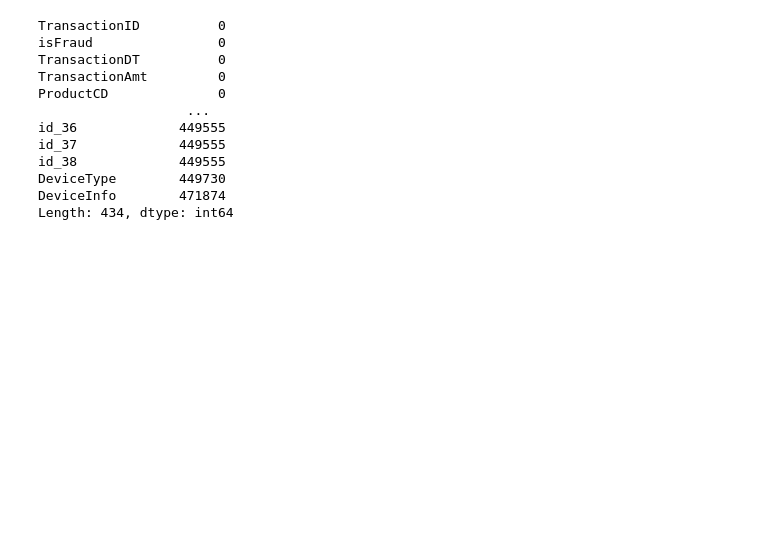
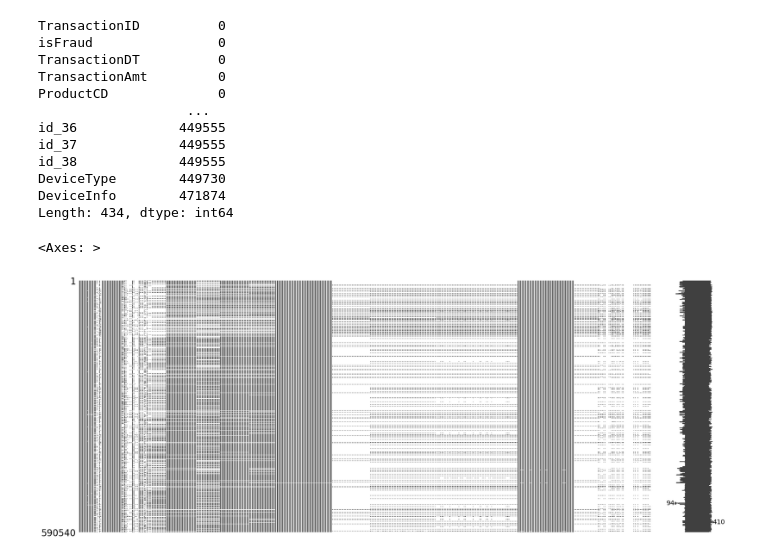
Before and after one commit to Manishshtestha/Classification, a Jupyter notebook: IEEE-Fraud-Detection/model.ipynb, the cells around one changed output. Cells and saved outputs as stored; diff of their text form; code cells hidden in the pictures; blank space fills up the shorter version.

```diff
--- a/IEEE-Fraud-Detection/model.ipynb
+++ b/IEEE-Fraud-Detection/model.ipynb
@@ -203,3 +203,10 @@ id_38             449555
 DeviceType        449730
 DeviceInfo        471874
 Length: 434, dtype: int64
+# %%
+import missingno as msno
+
+msno.matrix(df)
+# %% [output]
+<Axes: >
+[figure, added]
```
Also changed, not shown: parts of 2 cells of this notebook.
